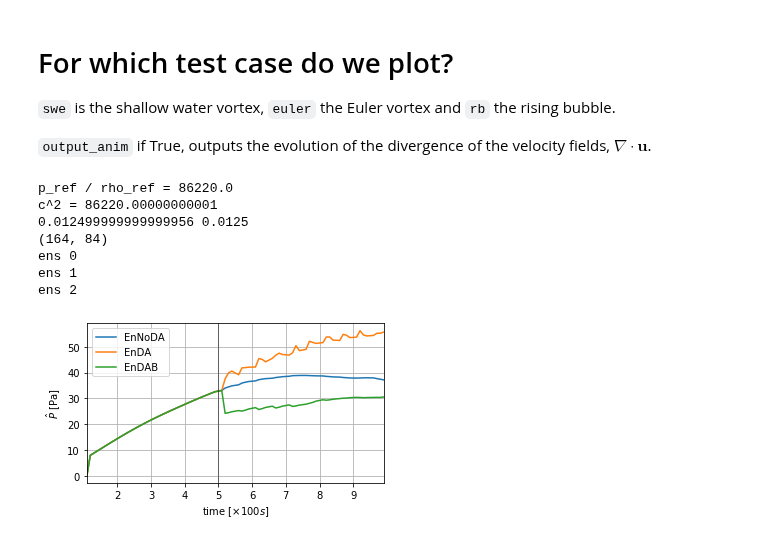
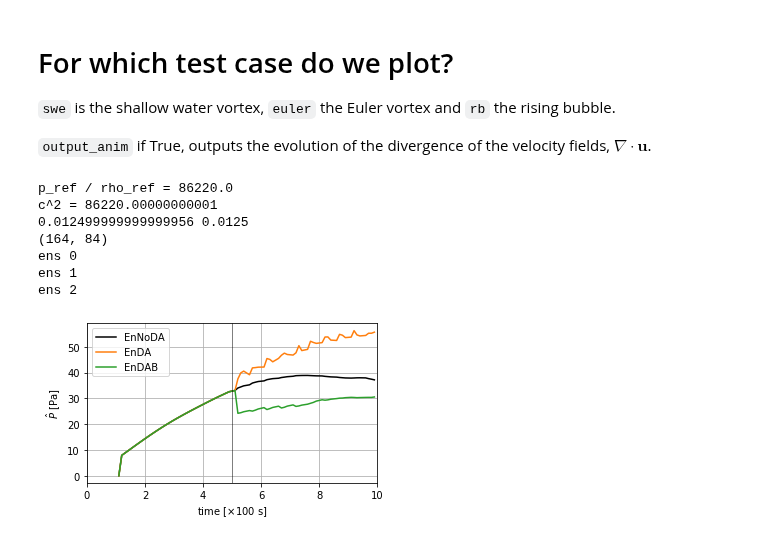
Before and after one commit to ray-chew/pyBELLA, a Jupyter notebook: visualiser_debugger/review_localdab/scale_analysis.ipynb, the cells around one changed output. Drawn from its saved outputs; the diff is of its cells as text; code cells hidden in the pictures.

```diff
--- a/visualiser_debugger/review_localdab/scale_analysis.ipynb
+++ b/visualiser_debugger/review_localdab/scale_analysis.ipynb
@@ -258,43 +258,46 @@ for bb,ens in enumerate(enses):
         Writer = animation.writers['ffmpeg']
         writer = Writer(fps=10, metadata=dict(artist=''), bitrate=6000)
         anim.save('./output/%s_div_ens_%i.mp4' %(lbl,bb), writer=writer)
 
 # plotting...
 t_axs = times
 barPu00 = 0.0
 
 plt.figure(figsize=(5,3))
 
-plt.plot(t_axs, barPu[0] - barPu00, label=lbl_ref)
-plt.plot(t_axs, barPu[1] - barPu00, label=lbl0)
-plt.plot(t_axs, barPu[2] - barPu00, label=lbl1)
+plt.plot(t_axs, barPu[0] - barPu00, 'k', label=lbl_ref)
+plt.plot(t_axs, barPu[1] - barPu00, 'C1', label=lbl0)
+plt.plot(t_axs, barPu[2] - barPu00, 'C2', label=lbl1)
 
 if swe:
     plt.xlabel(r'time [$\times 100$ s]', labelpad=5)
     plt.ylabel(r'$\hat{h}^\prime$ [m]')
     plt.axvline(0.25, c='k', lw=0.5)
-else:
-    plt.xlabel(r'time $[\times 100s]$')
-    if euler:
-        plt.ylabel(r'$\hat{P}$ [kPa]')
-    elif rb:
-        plt.ylabel(r'$\hat{P}$ [Pa]')
+elif euler:
+    plt.xlabel(r'time $[\times 100$ s$]$')
+    plt.ylabel(r'$\hat{P}$ [kPa]')
     plt.axvline(0.25, c='k', lw=0.5)
+elif rb:
+    plt.xlabel(r'time $[\times 100$ s$]$')
+    plt.ylabel(r'$\hat{P}$ [Pa]')
+    plt.axvline(5.0, c='k', lw=0.5)
 
-if rb: plt.axvline(5.0, c='k', lw=0.5)
-
-plt.xlim([t_axs[0], t_axs[-1]])
+if rb:
+    xet = 10.0
+elif euler:
+    xet = 3.0
+plt.xlim([0, xet])
 plt.legend()
 plt.grid()
 plt.tight_layout()
 plt.savefig('./output/scale_analysis_%s.pdf' %lbl)
 plt.show()
 # %% [output]
 p_ref / rho_ref = 86220.0
 c^2 = 86220.00000000001
 0.012499999999999956 0.0125
 (164, 84)
 ens 0
 ens 1
 ens 2
-[figure, old version]
+[figure, new version]
```
Also changed, not shown: 3 other files.
